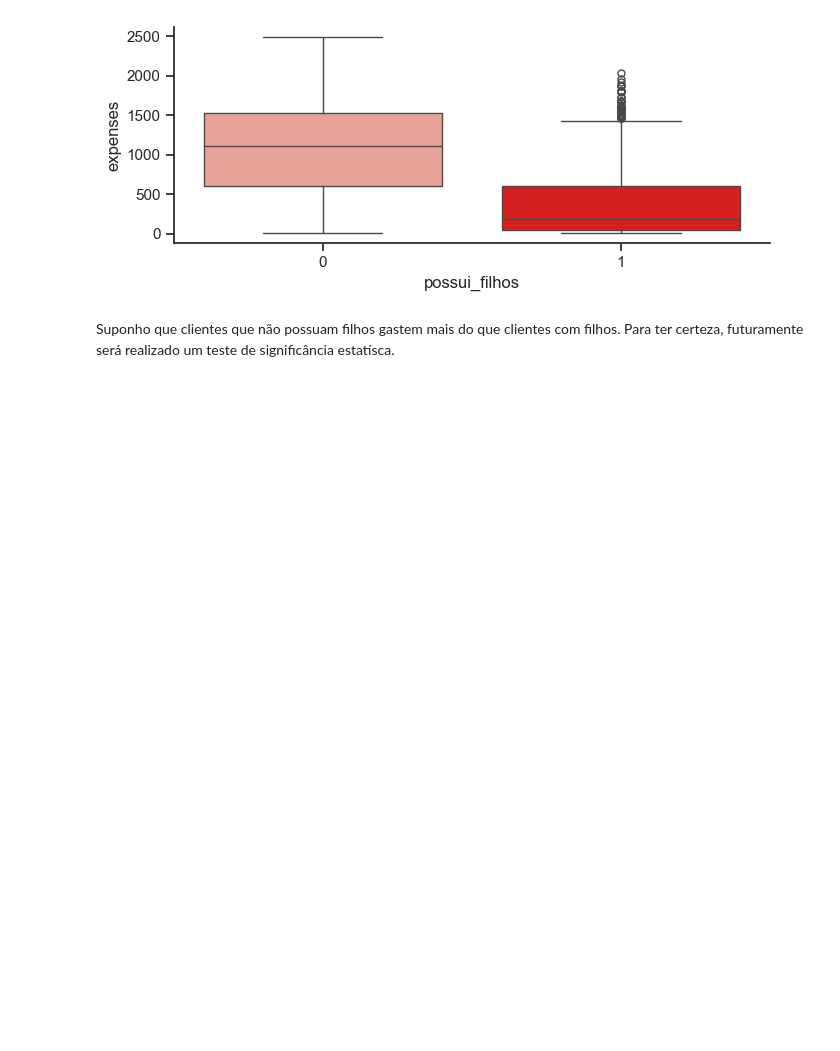
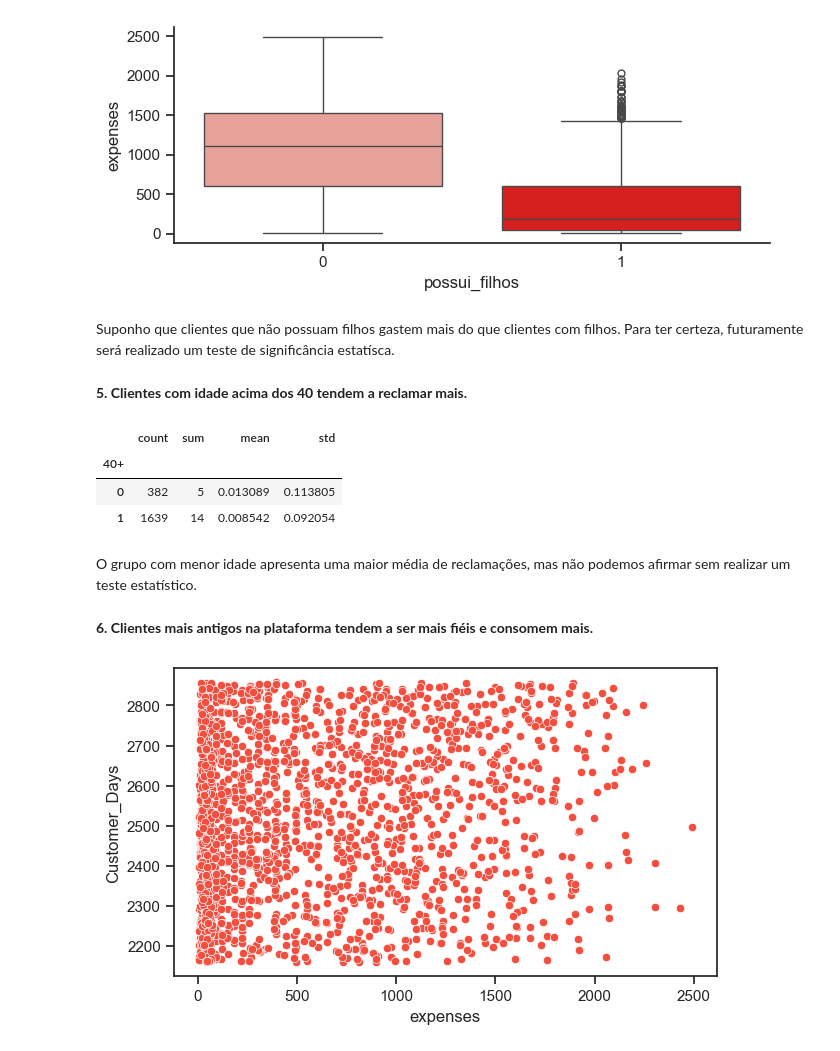
Before and after one commit to danzpy/eda-ifood, a Jupyter notebook: Análise exploratória de dados - Ifood.ipynb, the cells around one changed output. Cells and saved outputs as stored; diff of their text form; code cells hidden in the pictures; blank space fills up the shorter version.

```diff
--- a/Análise exploratória de dados - Ifood.ipynb
+++ b/Análise exploratória de dados - Ifood.ipynb
@@ -429,7 +439,6 @@ faixa_visitas.groupby('Faixa acessos')['expenses'].agg(['mean', 'median', 'std']
 | Muitos acessos | 336.783886 | 120.0 | 438.135636 |
 | Poucos acessos | 811.709110 | 806.5 | 607.317187 |
 # %%
-sns.set_theme(style="ticks")
 sns.set_palette(sns.color_palette(["#F4998D", "#F40000"]))
 
 sns.scatterplot(data=faixa_visitas, x='NumWebVisitsMonth', y='expenses', hue='Faixa acessos')
@@ -490,3 +499,5 @@ plt.show()
 [figure]
 # %% [markdown]
 Suponho que clientes que não possuam filhos gastem mais do que clientes com filhos. Para ter certeza, futuramente será realizado um teste de significância estatísca.
+# %% [markdown]
+**5. Clientes com idade acima dos 40 tendem a reclamar mais.**
@@ -492,0 +507,18 @@ Suponho que clientes que não possuam filhos gastem mais do que clientes com fil
+# %%
+idade_df.groupby(["40+"])["Complain"].agg(['count', 'sum', 'mean', 'std'])
+# %% [output]
+|  | count | sum | mean | std |
+| 40+ |  |  |  |  |
+| 0 | 382 | 5 | 0.013089 | 0.113805 |
+| 1 | 1639 | 14 | 0.008542 | 0.092054 |
+# %% [markdown]
+O grupo com menor idade apresenta uma maior média de reclamações, mas não podemos afirmar sem realizar um teste estatístico.
+# %% [markdown]
+**6. Clientes mais antigos na plataforma tendem a ser mais fiéis e consomem mais.**
+# %%
+f, ax = plt.subplots(figsize=(7, 4))
+sns.set_palette(sns.color_palette(["#F44E3F"]))
+sns.scatterplot(data=df, x='expenses', y='Customer_Days')
+plt.show()
+# %% [output]
+[figure, added]
```
Also changed, not shown: parts of 9 cells of this notebook.
